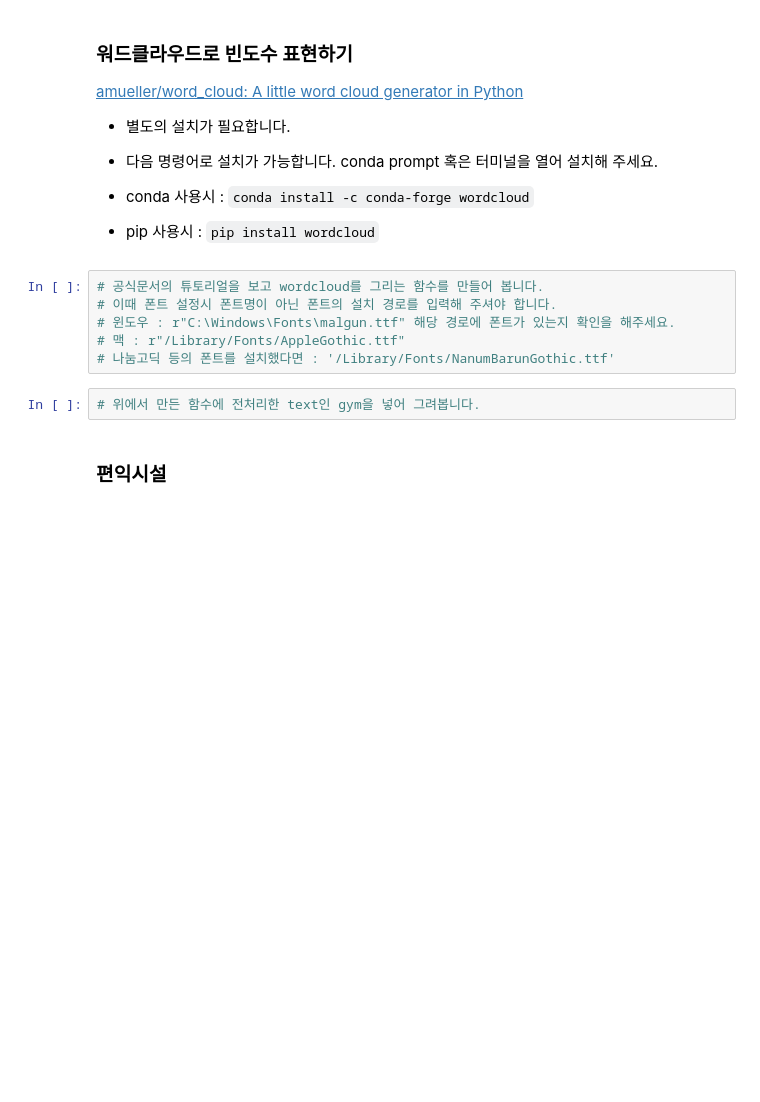
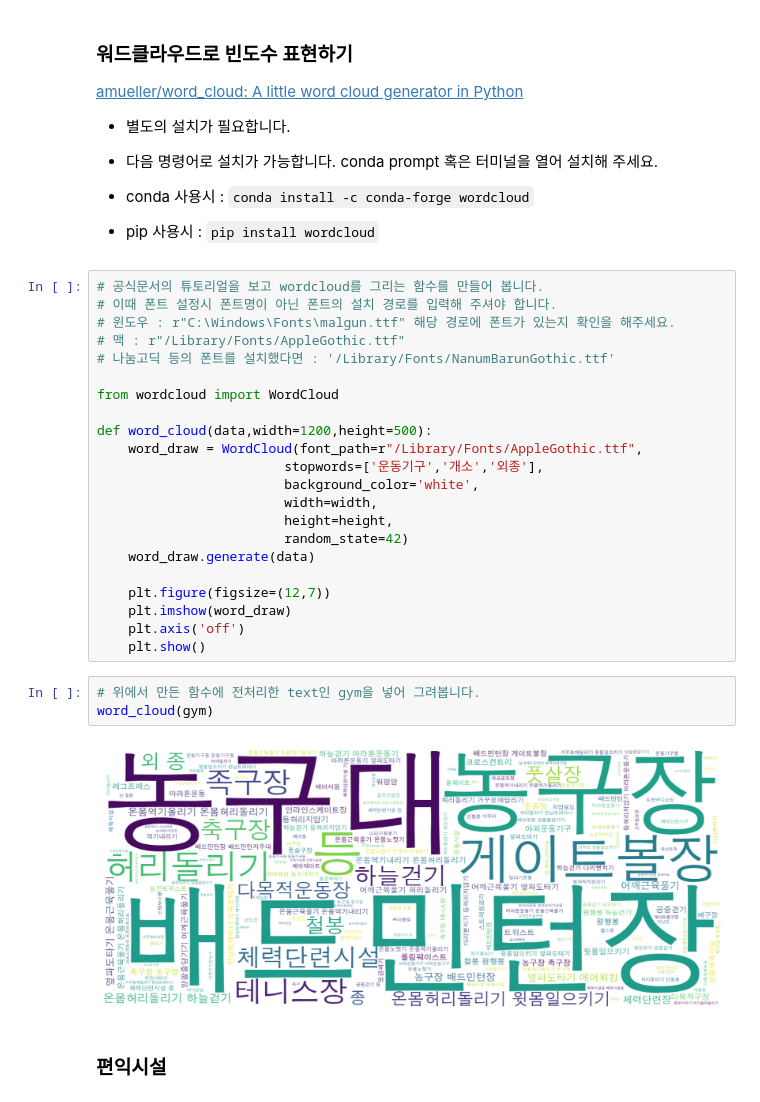
Before and after one commit to online5880/Public-Data-Analysis-in-Python, a Jupyter notebook: park/05_park_input.ipynb, the cells around one changed output. Drawn from its saved outputs; the diff is of its cells as text; blank space fills up the shorter version.

Commit message:
word cloud

```diff
--- a/park/05_park_input.ipynb
+++ b/park/05_park_input.ipynb
@@ -669,8 +669,27 @@ gym_count.head(50).plot.bar()
 # 윈도우 : r"C:\Windows\Fonts\malgun.ttf" 해당 경로에 폰트가 있는지 확인을 해주세요.
 # 맥 : r"/Library/Fonts/AppleGothic.ttf"
 # 나눔고딕 등의 폰트를 설치했다면 : '/Library/Fonts/NanumBarunGothic.ttf'
+
+from wordcloud import WordCloud
+
+def word_cloud(data,width=1200,height=500):
+    word_draw = WordCloud(font_path=r"/Library/Fonts/AppleGothic.ttf",
+                        stopwords=['운동기구','개소','외종'],
+                        background_color='white',
+                        width=width,
+                        height=height,
+                        random_state=42)
+    word_draw.generate(data)
+
+    plt.figure(figsize=(12,7))
+    plt.imshow(word_draw)
+    plt.axis('off')
+    plt.show()
 # %%
 # 위에서 만든 함수에 전처리한 text인 gym을 넣어 그려봅니다.
+word_cloud(gym)
+# %% [output]
+[figure, added]
 # %% [markdown]
 ### 편익시설
 # %%
```
